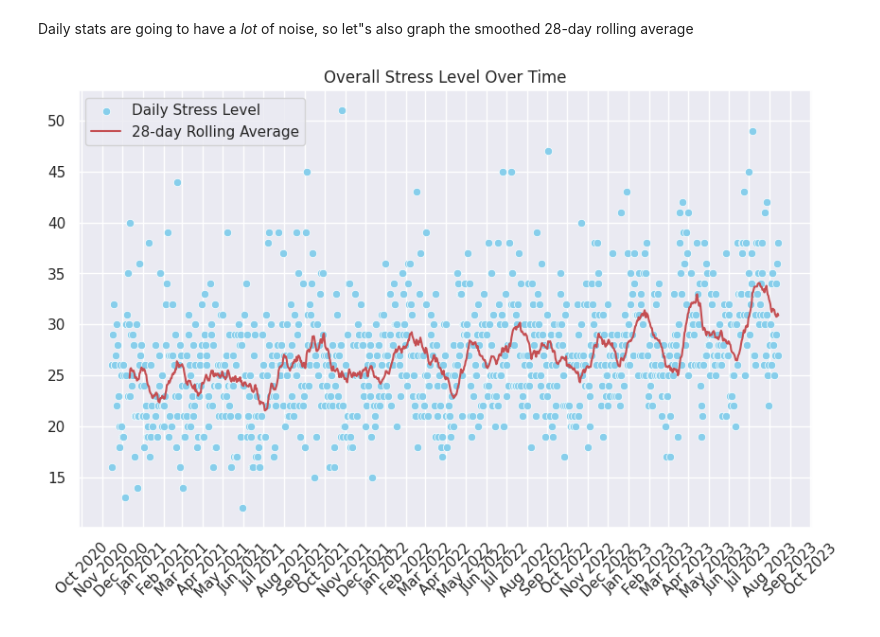
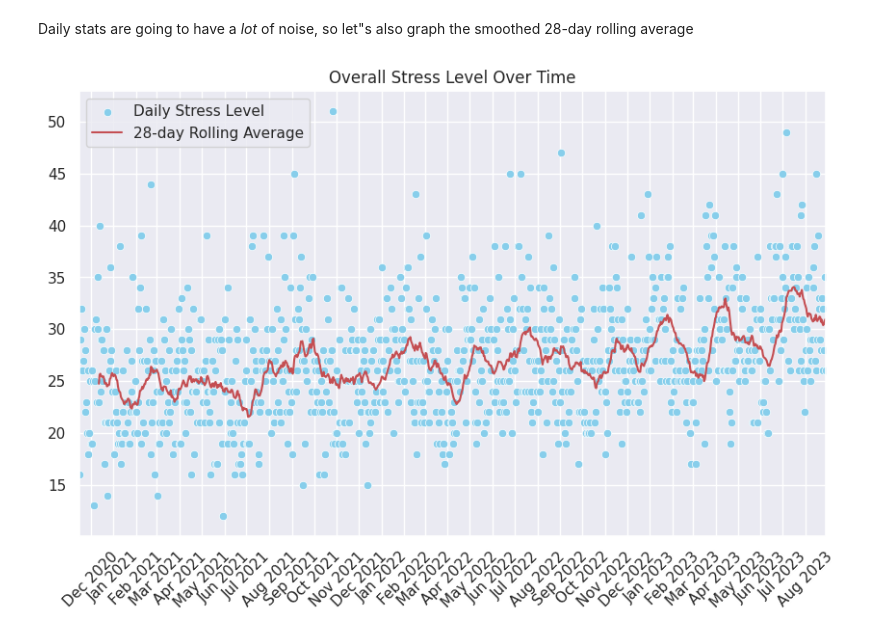
Before and after one commit to matin/garth, a Jupyter notebook: colabs/stress.ipynb, the cells around one changed output. Cells and saved outputs as stored; diff of their text form; code cells hidden in the pictures.

```diff
--- a/colabs/stress.ipynb
+++ b/colabs/stress.ipynb
@@ -108,32 +108,32 @@ df.set_index("calendar_date", inplace=True)
 
 df["rolling_avg"] = df["overall_stress_level"].rolling(window=28).mean()
 
 plt.figure(figsize=(10, 6))
 
 sns.scatterplot(
     x=df.index,
     y=df["overall_stress_level"],
     color="skyblue",
     label="Daily Stress Level"
 )
 
 sns.lineplot(
     x=df.index,
     y=df["rolling_avg"],
     color="r",
     label="28-day Rolling Average"
 )
 
 plt.gca().xaxis.set_major_locator(mdates.MonthLocator())
 plt.gca().xaxis.set_major_formatter(mdates.DateFormatter("%b %Y"))
 
 plt.xticks(rotation=45)
-
+plt.xlim(df.index.min(), df.index.max())
 plt.xlabel(None)
 plt.ylabel(None)
 plt.title("Overall Stress Level Over Time")
 plt.legend()
 
 plt.show()
 # %% [output]
-[figure, old version]
+[figure, new version]
```
Also changed, not shown: parts of 5 cells of this notebook.
